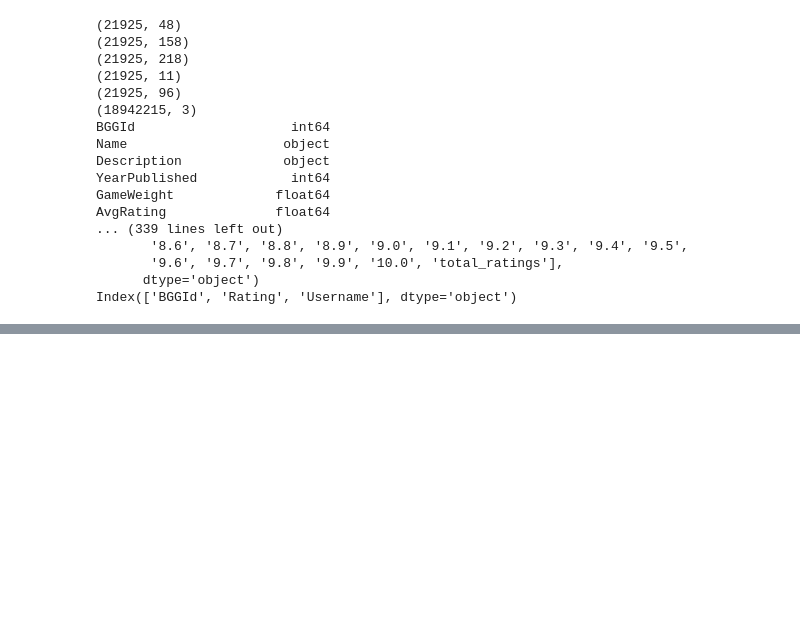
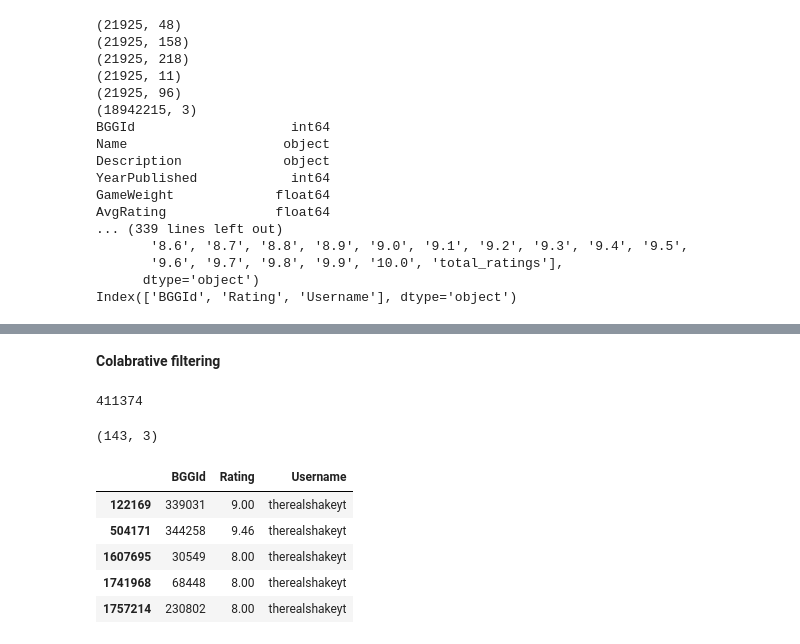
Before and after one commit to awal015/AICapstone, a Jupyter notebook: Adam Wallach USCD capstone.ipynb, the cells around one changed output, grey strips where cells are left out. Cells and saved outputs as stored; diff of their text form; code cells hidden in the pictures; blank space fills up the shorter version.

```diff
--- a/Adam Wallach USCD capstone.ipynb
+++ b/Adam Wallach USCD capstone.ipynb
@@ -104,0 +148,21 @@ Index(['BGGId', 'Rating', 'Username'], dtype='object')
+# %% [markdown]
+**Colabrative filtering**
+# %%
+user_rank.Username.nunique()
+# %% [output]
+411374
+# %%
+#choose user to suggest to
+active_user_id = 'therealshakeyt'
+active_user_ratings = user_rank[user_rank['Username'] == active_user_id]
+
+print(active_user_ratings.shape)
+active_user_ratings.head()
+# %% [output]
+(143, 3)
+|  | BGGId | Rating | Username |
+| 122169 | 339031 | 9.00 | therealshakeyt |
+| 504171 | 344258 | 9.46 | therealshakeyt |
+| 1607695 | 30549 | 8.00 | therealshakeyt |
+| 1741968 | 68448 | 8.00 | therealshakeyt |
+| 1757214 | 230802 | 8.00 | therealshakeyt |
```
Also changed, not shown: parts of 17 cells of this notebook.
